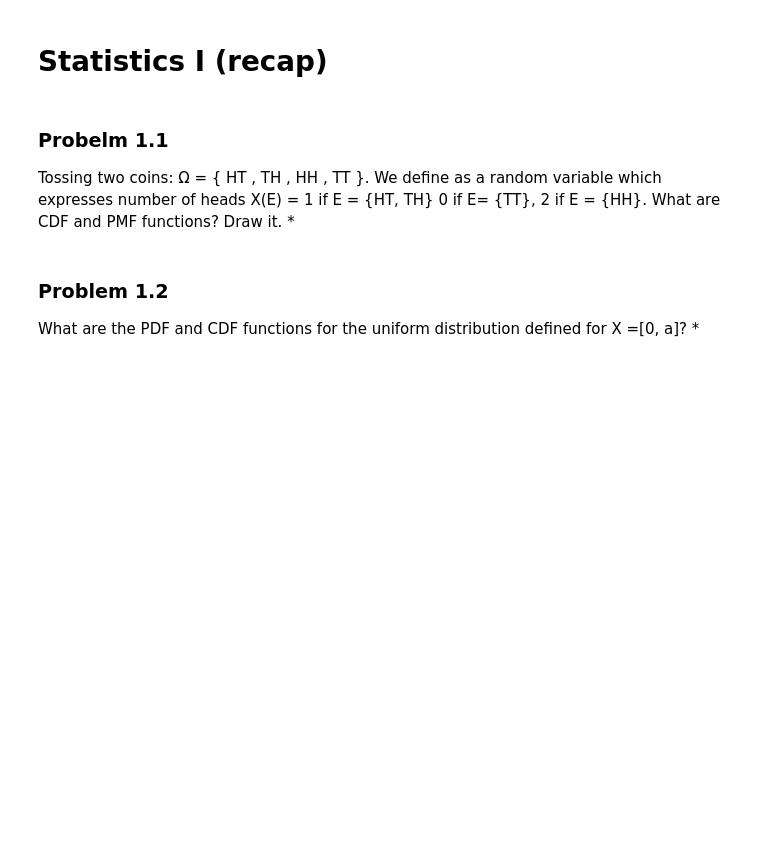
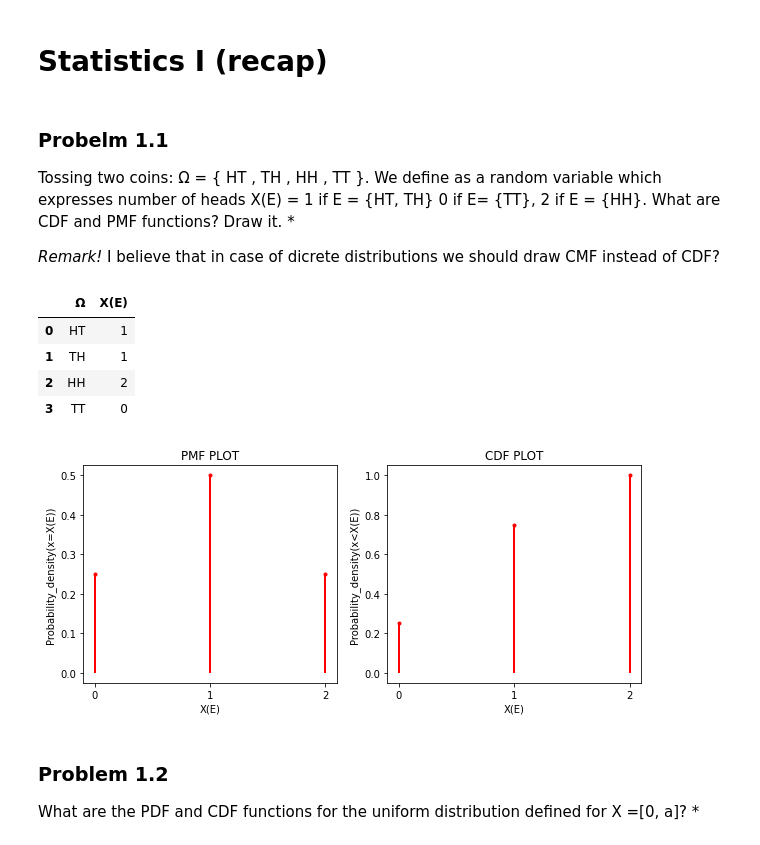
Before and after one commit to kmiec96/Modern-data-science, a Jupyter notebook: ML_2021_set2.ipynb, the cells around one changed output. Cells and saved outputs as stored; diff of their text form; code cells hidden in the pictures; blank space fills up the shorter version.

```diff
--- a/ML_2021_set2.ipynb
+++ b/ML_2021_set2.ipynb
@@ -8,6 +16,55 @@ by *Mateusz Kmieć*
 
 Tossing two coins: Ω = { HT , TH , HH , TT }.
 We define as a random variable which expresses number of heads X(E) = 1 if E = {HT, TH} 0 if E= {TT}, 2 if E = {HH}. What are CDF and PMF functions? Draw it. *
+
+
+*Remark!* I believe that in case of dicrete distributions we should draw CMF instead of CDF?
+# %%
+def PMF(Data):
+    pmf=np.array([0,0,0])
+    for i in range(4):
+        if Data[i][1]=="0":
+            pmf[0]=pmf[0]+1
+        elif Data[i][1]=="1":
+            pmf[1]=pmf[1]+1
+        elif Data[i][1]=="2":
+            pmf[2]=pmf[2]+1
+    pmf=pmf/np.sum(pmf)
+    return pmf
+
+#Data that we are working on, defined
+Data=np.array([["HT", 1],["TH",1],["HH",2],["TT",0]])
+Data_display= pd.DataFrame(Data,columns=['\u03A9','X(E)'])
+display(Data_display)
+
+
+#PMF and X(E), defined
+pmf=PMF(Data)
+cdf=np.cumsum(pmf)
+XE = np.arange(3)
+
+fig, (ax1, ax2) = plt.subplots(1, 2,figsize=(10, 4))
+ax1.set_title("PMF PLOT")
+ax1.set_xlabel("X(E)")
+ax1.set_ylabel("Probability_density(x=X(E))")
+ax1.set_xticks(np.arange(0, 2.1, step=1))
+ax1.vlines(XE, 0, pmf, colors='r', linestyles='-', lw=2)
+ax1.plot(XE, pmf, 'ro', ms=3, mec='r')
+
+ax2.set_title("CDF PLOT")
+ax2.set_xlabel("X(E)")
+ax2.set_ylabel("Probability_density(x<X(E))")
+ax2.set_xticks(np.arange(0, 2.1, step=1))
+ax2.vlines(XE, 0, cdf, colors='r', linestyles='-', lw=2)
+ax2.plot(XE, cdf, 'ro', ms=3, mec='r')
+plt.show()
+# %% [output]
+|  | Ω | X(E) |
+| 0 | HT | 1 |
+| 1 | TH | 1 |
+| 2 | HH | 2 |
+| 3 | TT | 0 |
+[figure, added]
 # %% [markdown]
 ### Problem 1.2
 What are the PDF and CDF functions for the uniform distribution defined for X =[0, a]? *
```
Also changed, not shown: parts of 5 cells of this notebook.
